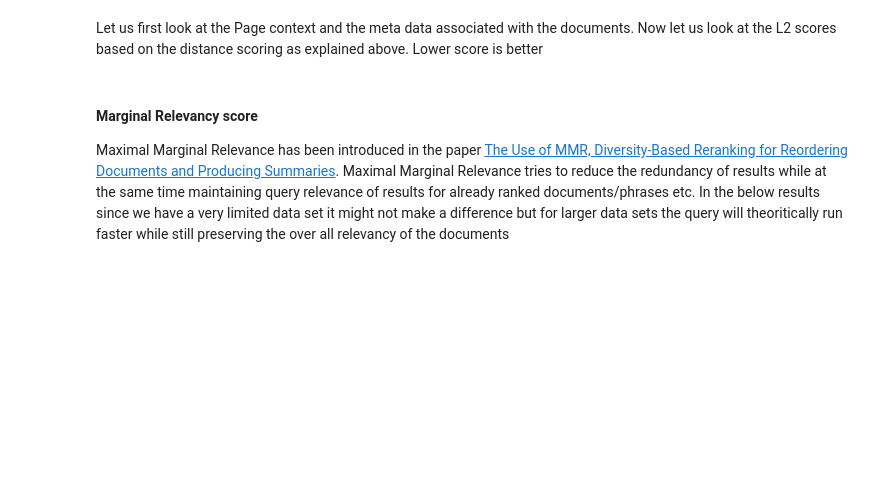
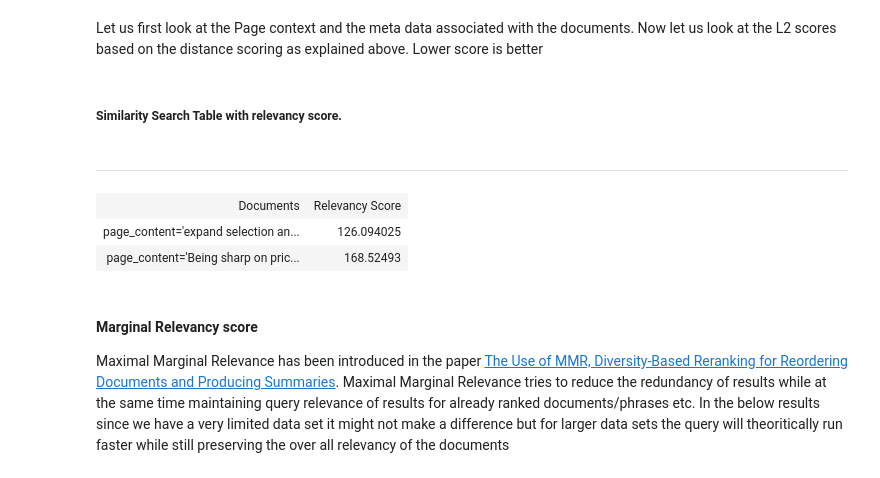
Before and after one commit to aws-samples/amazon-bedrock-samples, a Jupyter notebook: rag-solutions/rag-foundations-workshop/notebooks/04_retrieval_based_chat.ipynb, the cells around one changed output. Saved outputs shown, nothing was run; the diff lists cells and outputs as text; code cells hidden in the pictures; blank space fills up the shorter version.

```diff
--- a/rag-solutions/rag-foundations-workshop/notebooks/04_retrieval_based_chat.ipynb
+++ b/rag-solutions/rag-foundations-workshop/notebooks/04_retrieval_based_chat.ipynb
@@ -310,11 +302,17 @@ display_table(list_context)
 Let us first look at the Page context and the meta data associated with the documents. Now let us look at the L2 scores based on the distance scoring as explained above. Lower score is better
 # %%
 #- relevancy of the documents
-results = vs.similarity_search_with_score("What kind of bias does Clarify detect ?", k=2, fetch_k=3)
+results = vs.similarity_search_with_score(human_query, k=2, fetch_k=3)
 display(Markdown('##### Similarity Search Table with relevancy score.'))
 display(Markdown('-'*20))
 results.insert(0, ['Documents', 'Relevancy Score'])
 display_table(results)
+# %% [output]
+##### Similarity Search Table with relevancy score.
+--------------------
+| Documents | Relevancy Score |
+| page_content='expand selection an... | 126.094025 |
+| page_content='Being sharp on pric... | 168.52493 |
 # %% [markdown]
 #### Marginal Relevancy score
 
```
Also changed, not shown: parts of 51 cells of this notebook.
